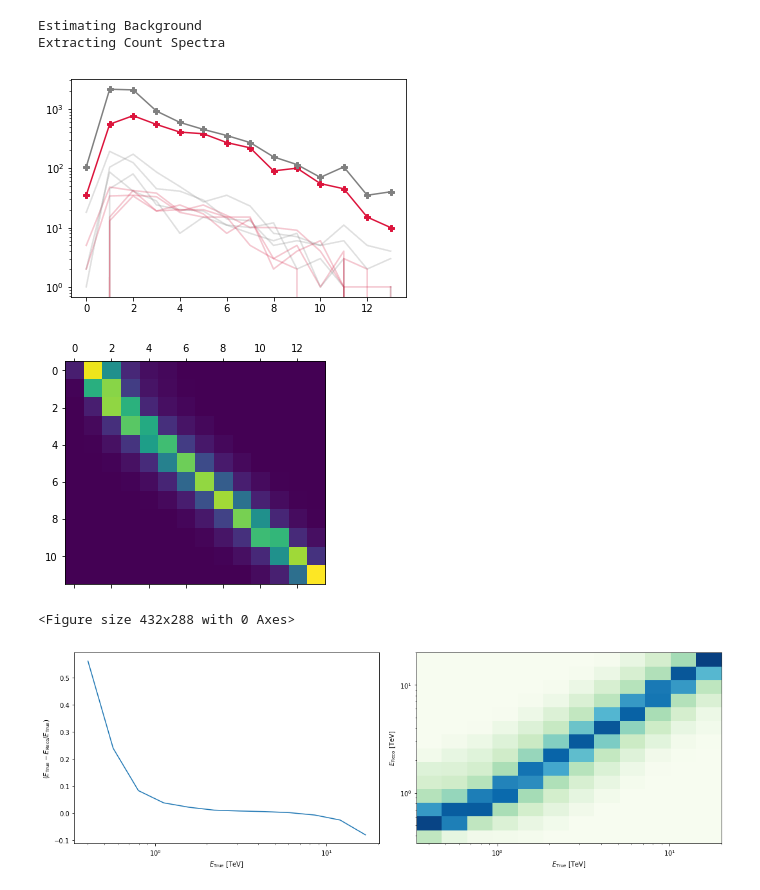
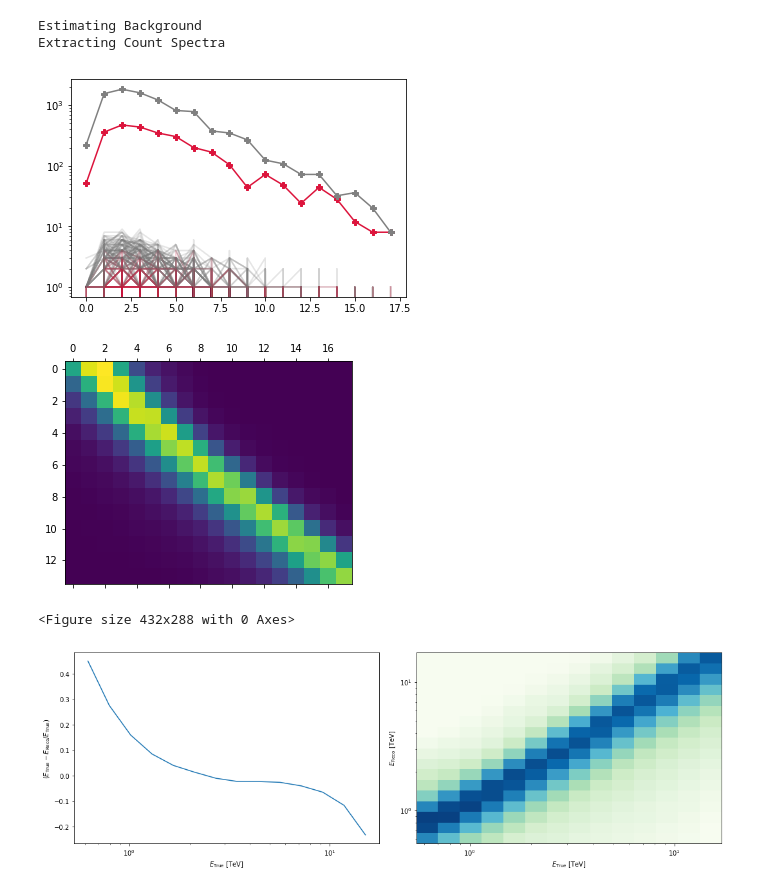
Before and after one commit to tudo-astroparticlephysics/ll_experiments, a Jupyter notebook: pymc_unfold.ipynb, the cells around one changed output. Saved outputs shown, nothing was run; the diff lists cells and outputs as text; code cells hidden in the pictures.

```diff
--- a/pymc_unfold.ipynb
+++ b/pymc_unfold.ipynb
@@ -43,13 +43,13 @@ gammapy.__version__
 crab_position = SkyCoord(ra='83d37m59.0988s', dec='22d00m52.2s')
 exclusion_map = Map.read(f"./data/exclusion_mask.fits.gz")
 # %%
-telescope = 'hess'
+telescope = 'fact'
 
 energy_range = {
-    'fact': [0.58, 12] * u.TeV,
-    'magic': [0.05, 12] * u.TeV,
-    'veritas': [0.12, 15] * u.TeV,
-    'hess': [0.34, 20] * u.TeV,
+    'fact': [0.55, 17] * u.TeV,
+    'magic': [0.04, 18] * u.TeV,
+    'veritas': [0.11, 20] * u.TeV,
+    'hess': [0.6, 20] * u.TeV,
 }
 
 on_radius = {
@@ -59,7 +59,7 @@ on_radius = {
     'hess': 0.11 * u.deg,
 }
 ds = DataStore.from_dir(f'./data/{telescope}/')
-observations = ds.get_observations(ds.hdu_table['OBS_ID'].data)
+observations = ds.obs_list(ds.hdu_table['OBS_ID'].data)
 
 for obs in observations:
     plt.plot(obs.edisp.data.data.value.mean(axis=0)[:, 0])
@@ -75,11 +75,11 @@ for obs in observations:
 # fit_range = [0.6, 30] * u.TeV
 fit_range = energy_range[telescope]
 # print(fit_range)
-e_true_bins = np.logspace(*np.log10(fit_range.value), 12 + 1)
+e_true_bins = np.logspace(*np.log10(fit_range.value), 14 + 1)
 # e_true_bins[0] = 0.0001 * u.TeV
 # e_true_bins[-1] = 1000 * u.TeV
 # e_true_bins = np.append(e_true_bins, 1000)
-e_reco_bins = np.logspace(*np.log10(fit_range.value), 14 + 1)
+e_reco_bins = np.logspace(*np.log10(fit_range.value), 18 + 1)
 # e_reco_bins[0] = 0.0001 * u.TeV
 # e_reco_bins = np.append(e_reco_bins, 1000)
 
@@ -94,13 +94,13 @@ on_region = CircleSkyRegion(center=crab_position, radius=on_radius[telescope])
 
 print('Estimating Background')
 bkg_estimate = ReflectedRegionsBackgroundEstimator(
-    observations=observations, on_region=on_region, exclusion_mask=exclusion_map
+    obs_list=observations, on_region=on_region, exclusion_mask=exclusion_map
 )
 bkg_estimate.run()
 
 print('Extracting Count Spectra')
 extract = SpectrumExtraction(
-    observations=observations,
+    obs_list=observations,
     bkg_estimate=bkg_estimate.result,
     e_true=e_true_bins,
     e_reco=e_reco_bins,
@@ -113,22 +113,22 @@ extract.run()
 Estimating Background
 Extracting Count Spectra
 # %%
-stacked_observation = extract.spectrum_observations.stack()
+stacked_observation = extract.observations.stack()
 # %%
-spectrum_observations = extract.spectrum_observations
+spectrum_observations = extract.observations
 # print(len(spectrum_observations))
 for obs in spectrum_observations:
     plt.plot(obs.on_vector.data.data, color='crimson', alpha=0.05)
     plt.plot(obs.off_vector.data.data, color='gray', alpha=0.05)
 
 # on_data, off_data = get_observed_counts(spectrum_observations)
 
 # plt.plot(on_data, color='crimson')
 # plt.plot(off_data, color='gray', )
 
 plt.plot(stacked_observation.on_vector.data.data, color='crimson', marker='P' )
 plt.plot(stacked_observation.off_vector.data.data, color='gray', marker='P')
 plt.yscale('log')
 # obs.on_vector.data.data.shape, obs.off_vector.data.data.shape
 # %% [output]
-[figure, old version]
+[figure, new version]
@@ -142,6 +137,6 @@ plt.matshow(stacked_observation.edisp.pdf_matrix)
 plt.figure()
 stacked_observation.edisp.peek()
 # %% [output]
-[figure, old version]
+[figure, new version]
 <Figure size 432x288 with 0 Axes>
-[figure, old version]
+[figure, new version]
```
Also changed, not shown: parts of 19 cells of this notebook, 3 other files.
